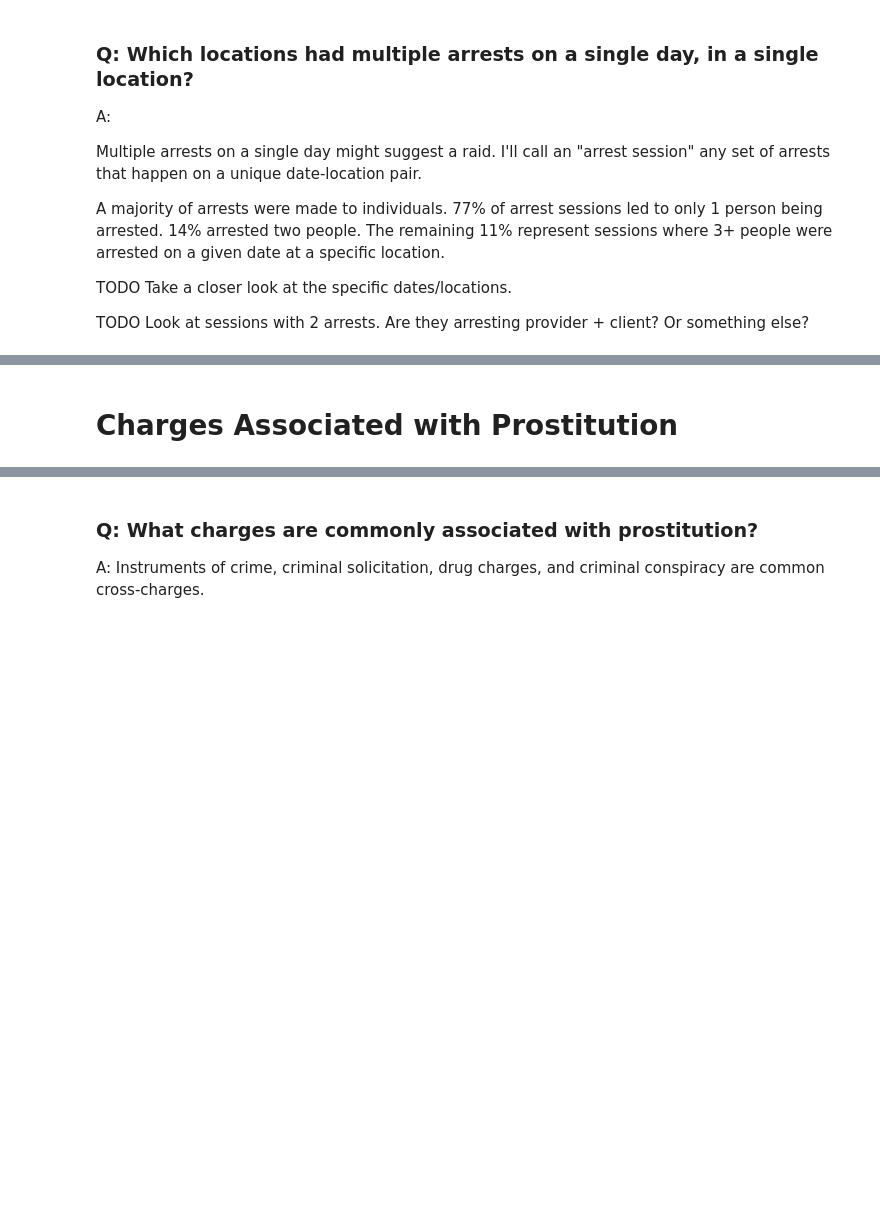
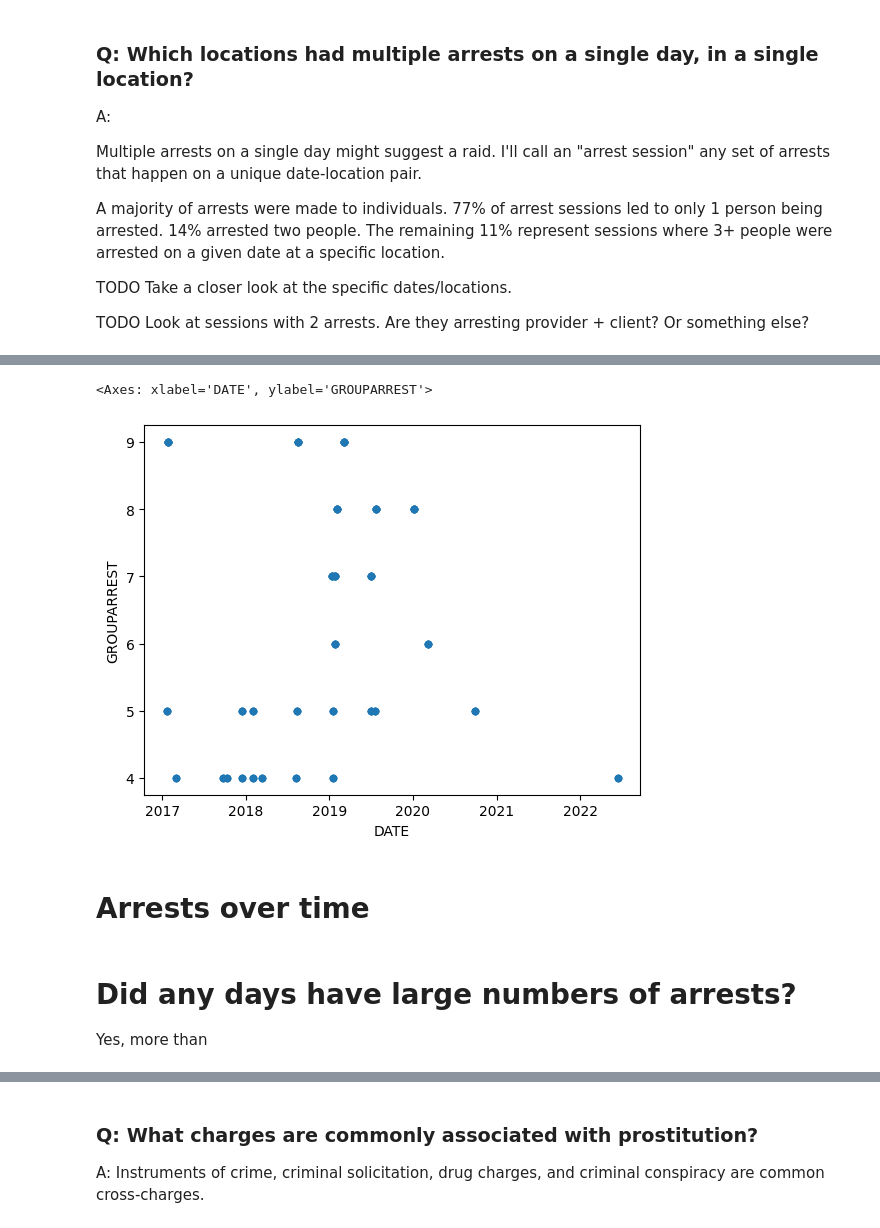
Before and after one commit to moates/pghSWArrests, a Jupyter notebook: arrest_data_analysis.ipynb, the cells around one changed output, grey strips where cells are left out. Cells and saved outputs as stored; diff of their text form; code cells hidden in the pictures; blank space fills up the shorter version.

```diff
--- a/arrest_data_analysis.ipynb
+++ b/arrest_data_analysis.ipynb
@@ -665,2 +711,11 @@ Name: proportion, dtype: float64
+# %%
+data.loc[data.GROUPARREST >= 4].plot.scatter(x="DATE", y="GROUPARREST")
+# %% [output]
+<Axes: xlabel='DATE', ylabel='GROUPARREST'>
+[figure, added]
 # %% [markdown]
-# Charges Associated with Prostitution
+# Arrests over time
+# %% [markdown]
+# Did any days have large numbers of arrests?
+
+Yes, more than
```
Also changed, not shown: parts of 12 cells of this notebook.
